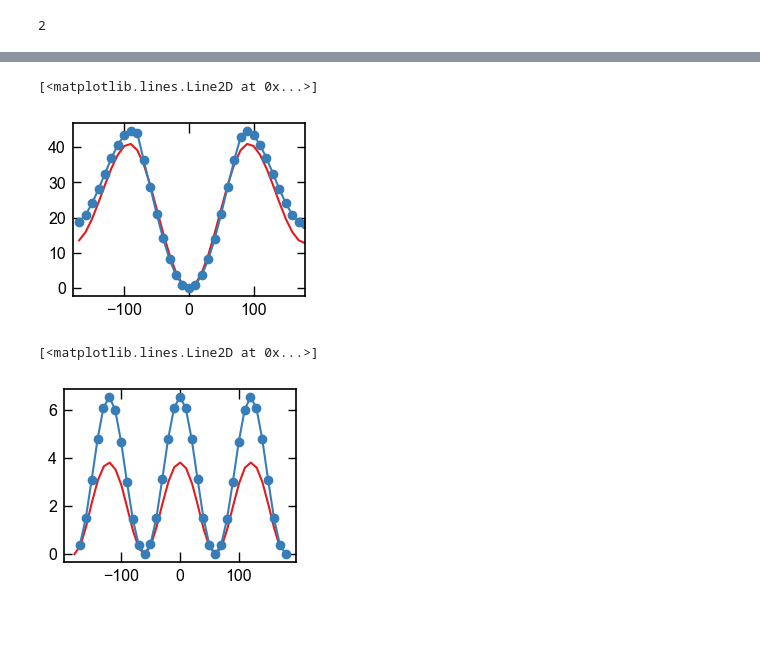
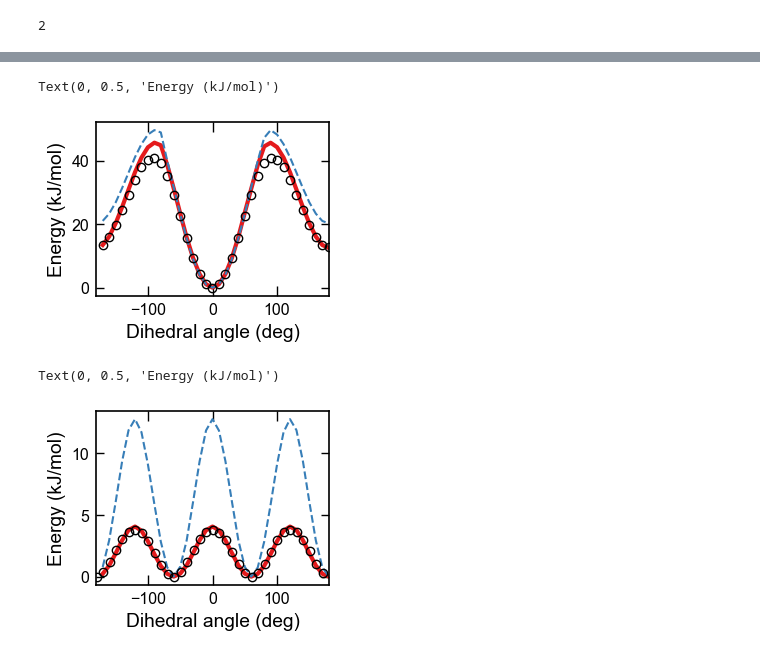
Before and after one commit to srak-uf/iMolCRAFT, a Jupyter notebook: examples/opt/dihedral/dmc/dmc_dihedral.ipynb, the cells around one changed output, grey strips where cells are left out. Cells and saved outputs as stored; diff of their text form; code cells hidden in the pictures; blank space fills up the shorter version.

Commit message:
Update dihedral scan notebook

```diff
--- a/examples/opt/dihedral/dmc/dmc_dihedral.ipynb
+++ b/examples/opt/dihedral/dmc/dmc_dihedral.ipynb
@@ -43,6 +65,9 @@ calculator.qm_scan[1]["atoms"], \
 # %%
 calculator.do_ffscan("dmc.xml", angles="QM", ini_geom="FF")
 # calculator.do_ffscan("dmc1_best.xml", angles="QM", ini_geom="FF")
+# %%
+ff0_origin = copy.deepcopy(calculator.ff_scan[0]["energy_kjmol"])
+ff1_origin = copy.deepcopy(calculator.ff_scan[1]["energy_kjmol"])
 # %%
 plt.plot(calculator.qm_scan[0]["energy_kjmol"])
 plt.plot(calculator.ff_scan[0]["energy_kjmol"])
@@ -152,16 +178,25 @@ plt.plot(tr.epochs, tr.losses)
 calculator.do_ffscan("dmc1_best.xml", angles="QM", ini_geom="FF")
 # %%
 plt.xlim(-180,180)
-plt.plot(calculator.qm_scan[0]["angle_deg"], calculator.qm_scan[0]["energy_kjmol"])
-plt.plot(np.array(calculator.ff_scan[0]["angle_deg"]), calculator.ff_scan[0]["energy_kjmol"], marker="o")
+plt.plot(np.array(calculator.ff_scan[0]["angle_deg"]), calculator.ff_scan[0]["energy_kjmol"], linewidth=3)
+plt.plot(calculator.ff_scan[0]["angle_deg"], ff0_origin, linestyle='--')
+plt.plot(calculator.qm_scan[0]["angle_deg"], calculator.qm_scan[0]["energy_kjmol"], marker="o", linestyle='None', color="black", fillstyle='none') # 白抜き
+plt.xlabel("Dihedral angle (deg)")
+plt.ylabel("Energy (kJ/mol)")
 # plt.plot(np.array(tr.calculator.ff_scan[0]["angle_deg"])-180, tr.calculator.ff_scan[0]["energy_kjmol"], marker="o")
 # plt.plot(np.array(tr.calculator.ff_scan[0]["angle_deg"])+180, tr.calculator.ff_scan[0]["energy_kjmol"], marker="o")
 # %% [output]
-[<matplotlib.lines.Line2D at 0x...>]
+Text(0, 0.5, 'Energy (kJ/mol)')
-[figure, old version]
+[figure, new version]
 # %%
-plt.plot(calculator.qm_scan[1]["angle_deg"], calculator.qm_scan[1]["energy_kjmol"])
-plt.plot(calculator.ff_scan[1]["angle_deg"], calculator.ff_scan[1]["energy_kjmol"], marker="o")
+plt.xlim(-180,180)
+plt.plot(np.array(calculator.ff_scan[1]["angle_deg"]), calculator.ff_scan[1]["energy_kjmol"], linewidth=3)
+plt.plot(calculator.ff_scan[1]["angle_deg"], ff1_origin, linestyle='--')
+plt.plot(calculator.qm_scan[1]["angle_deg"], calculator.qm_scan[1]["energy_kjmol"], marker="o", linestyle='None', color="black", fillstyle='none') # 白抜き
+plt.xlabel("Dihedral angle (deg)")
+plt.ylabel("Energy (kJ/mol)")
+# plt.plot(np.array(tr.calculator.ff_scan[0]["angle_deg"])-180, tr.calculator.ff_scan[0]["energy_kjmol"], marker="o")
+# plt.plot(np.array(tr.calculator.ff_scan[0]["angle_deg"])+180, tr.calculator.ff_scan[0]["energy_kjmol"], marker="o")
 # %% [output]
-[<matplotlib.lines.Line2D at 0x...>]
+Text(0, 0.5, 'Energy (kJ/mol)')
-[figure, old version]
+[figure, new version]
```
Also changed, not shown: parts of 5 cells of this notebook.
